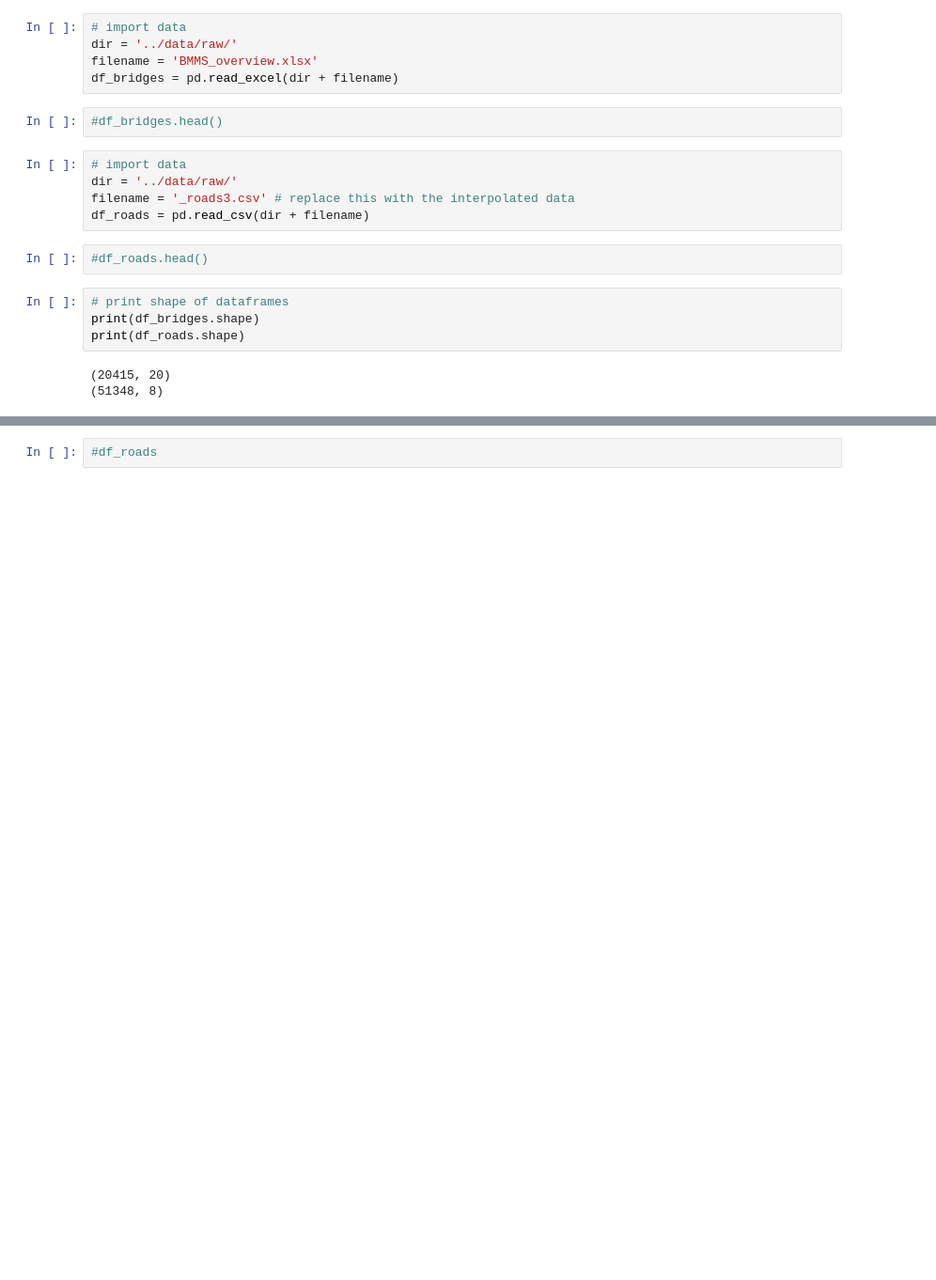
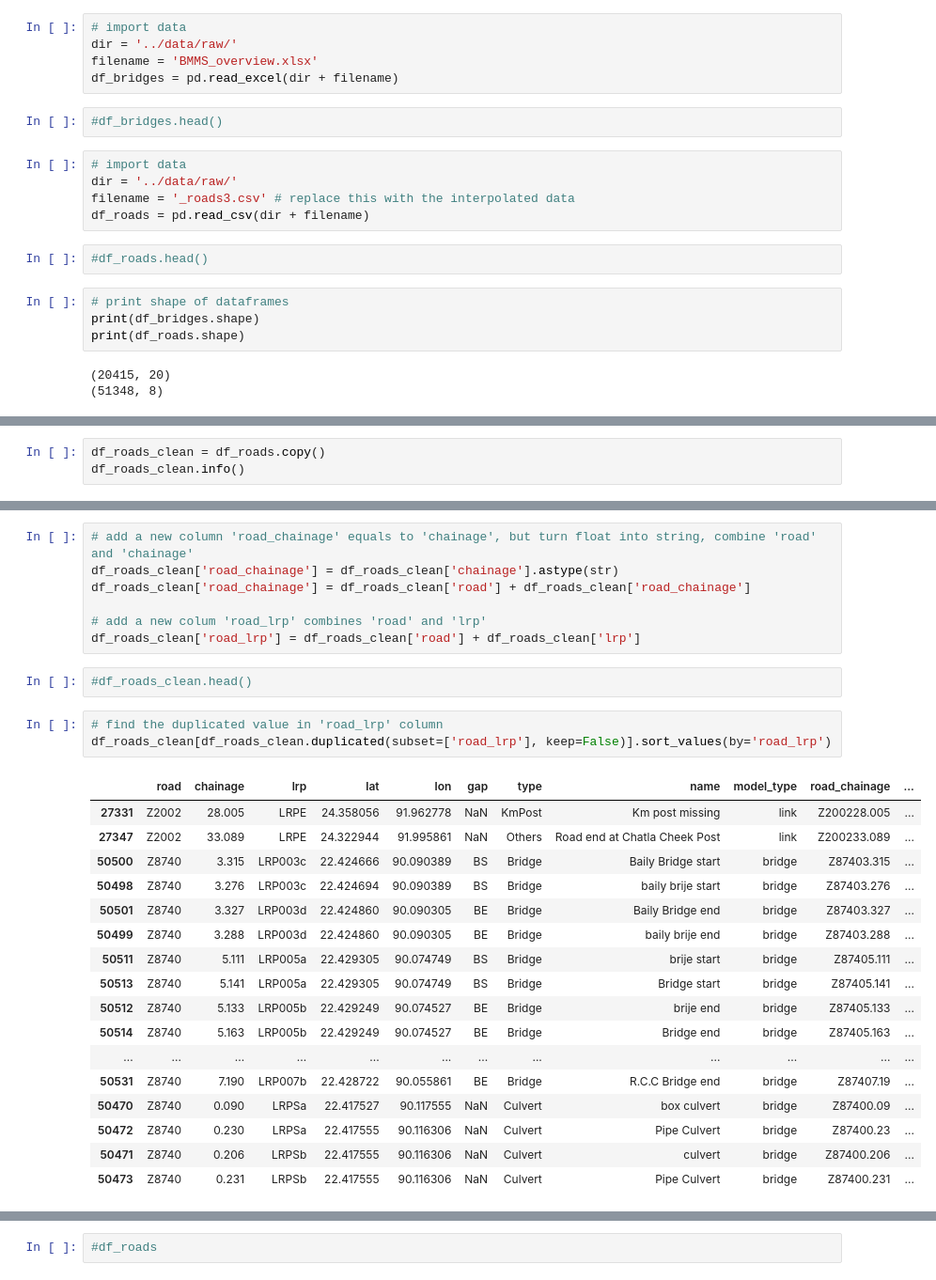
Before and after one commit to daniela1998/Advanced-Simulation-Assignments, a Jupyter notebook: Assignment 2/EPA133a-G16-A2_datacleaning/notebook/CreateDemoFile.ipynb, the cells around one changed output, grey strips where cells are left out. Shown at 94% size. Drawn from its saved outputs; the diff is of its cells as text; blank space fills up the shorter version.

Commit message:
clean bridges and roads

```diff
--- a/Assignment 2/EPA133a-G16-A2_datacleaning/notebook/CreateDemoFile.ipynb
+++ b/Assignment 2/EPA133a-G16-A2_datacleaning/notebook/CreateDemoFile.ipynb
@@ -34,0 +166,3 @@ print(df_roads.shape)
+# %%
+df_roads_clean = df_roads.copy()
+df_roads_clean.info()
@@ -34,0 +186,30 @@ print(df_roads.shape)
+# %%
+# add a new column 'road_chainage' equals to 'chainage', but turn float into string, combine 'road' and 'chainage'
+df_roads_clean['road_chainage'] = df_roads_clean['chainage'].astype(str)
+df_roads_clean['road_chainage'] = df_roads_clean['road'] + df_roads_clean['road_chainage']
+
+# add a new colum 'road_lrp' combines 'road' and 'lrp'
+df_roads_clean['road_lrp'] = df_roads_clean['road'] + df_roads_clean['lrp']
+# %%
+#df_roads_clean.head()
+# %%
+# find the duplicated value in 'road_lrp' column
+df_roads_clean[df_roads_clean.duplicated(subset=['road_lrp'], keep=False)].sort_values(by='road_lrp')
+# %% [output]
+|  | road | chainage | lrp | lat | lon | gap | type | name | model_type | road_chainage | ... |
+| 27331 | Z2002 | 28.005 | LRPE | 24.358056 | 91.962778 | NaN | KmPost | Km post missing | link | Z200228.005 | ... |
+| 27347 | Z2002 | 33.089 | LRPE | 24.322944 | 91.995861 | NaN | Others | Road end at Chatla Cheek Post | link | Z200233.089 | ... |
+| 50500 | Z8740 | 3.315 | LRP003c | 22.424666 | 90.090389 | BS | Bridge | Baily Bridge start | bridge | Z87403.315 | ... |
+| 50498 | Z8740 | 3.276 | LRP003c | 22.424694 | 90.090389 | BS | Bridge | baily brije start | bridge | Z87403.276 | ... |
+| 50501 | Z8740 | 3.327 | LRP003d | 22.424860 | 90.090305 | BE | Bridge | Baily Bridge end | bridge | Z87403.327 | ... |
+| 50499 | Z8740 | 3.288 | LRP003d | 22.424860 | 90.090305 | BE | Bridge | baily brije end | bridge | Z87403.288 | ... |
+| 50511 | Z8740 | 5.111 | LRP005a | 22.429305 | 90.074749 | BS | Bridge | brije start | bridge | Z87405.111 | ... |
+| 50513 | Z8740 | 5.141 | LRP005a | 22.429305 | 90.074749 | BS | Bridge | Bridge start | bridge | Z87405.141 | ... |
+| 50512 | Z8740 | 5.133 | LRP005b | 22.429249 | 90.074527 | BE | Bridge | brije end | bridge | Z87405.133 | ... |
+| 50514 | Z8740 | 5.163 | LRP005b | 22.429249 | 90.074527 | BE | Bridge | Bridge end | bridge | Z87405.163 | ... |
+| ... | ... | ... | ... | ... | ... | ... | ... | ... | ... | ... | ... |
+| 50531 | Z8740 | 7.190 | LRP007b | 22.428722 | 90.055861 | BE | Bridge | R.C.C Bridge end | bridge | Z87407.19 | ... |
+| 50470 | Z8740 | 0.090 | LRPSa | 22.417527 | 90.117555 | NaN | Culvert | box culvert | bridge | Z87400.09 | ... |
+| 50472 | Z8740 | 0.230 | LRPSa | 22.417555 | 90.116306 | NaN | Culvert | Pipe Culvert | bridge | Z87400.23 | ... |
+| 50471 | Z8740 | 0.206 | LRPSb | 22.417555 | 90.116306 | NaN | Culvert | culvert | bridge | Z87400.206 | ... |
+| 50473 | Z8740 | 0.231 | LRPSb | 22.417555 | 90.116306 | NaN | Culvert | Pipe Culvert | bridge | Z87400.231 | ... |
```
Also changed, not shown: parts of 28 cells of this notebook, 1 other file.
